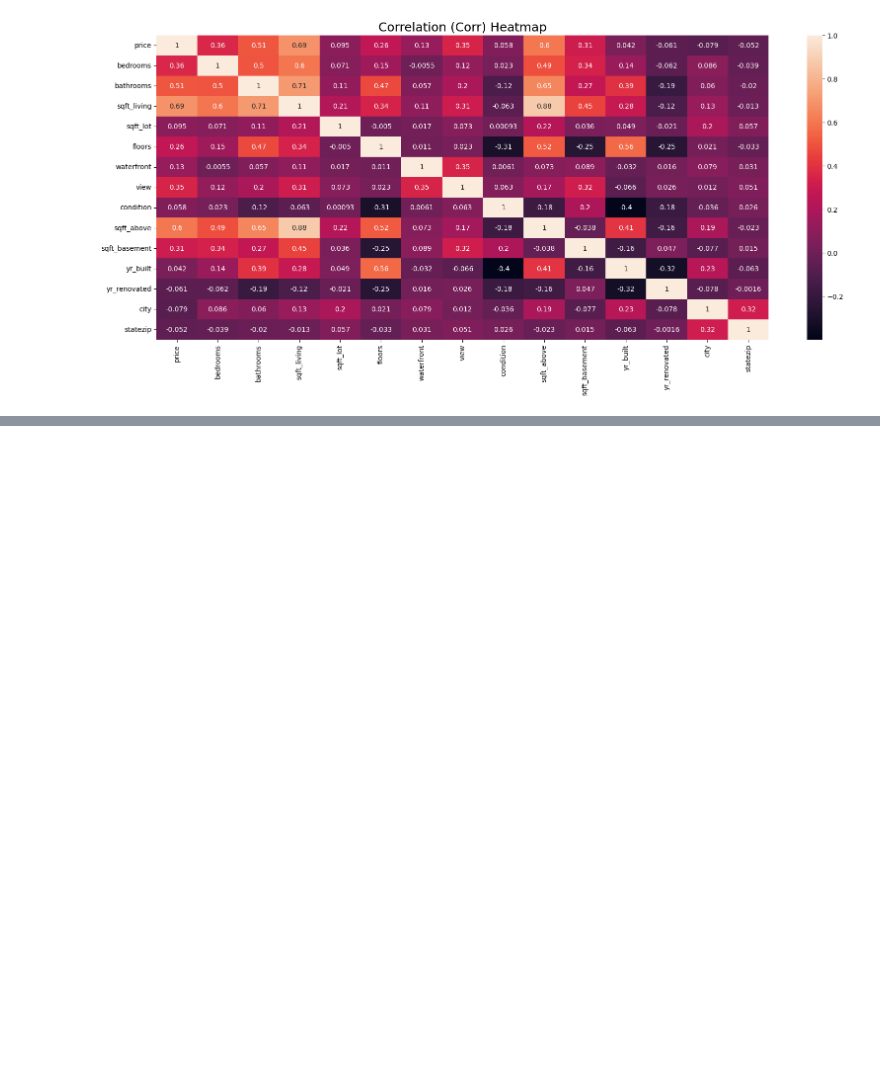
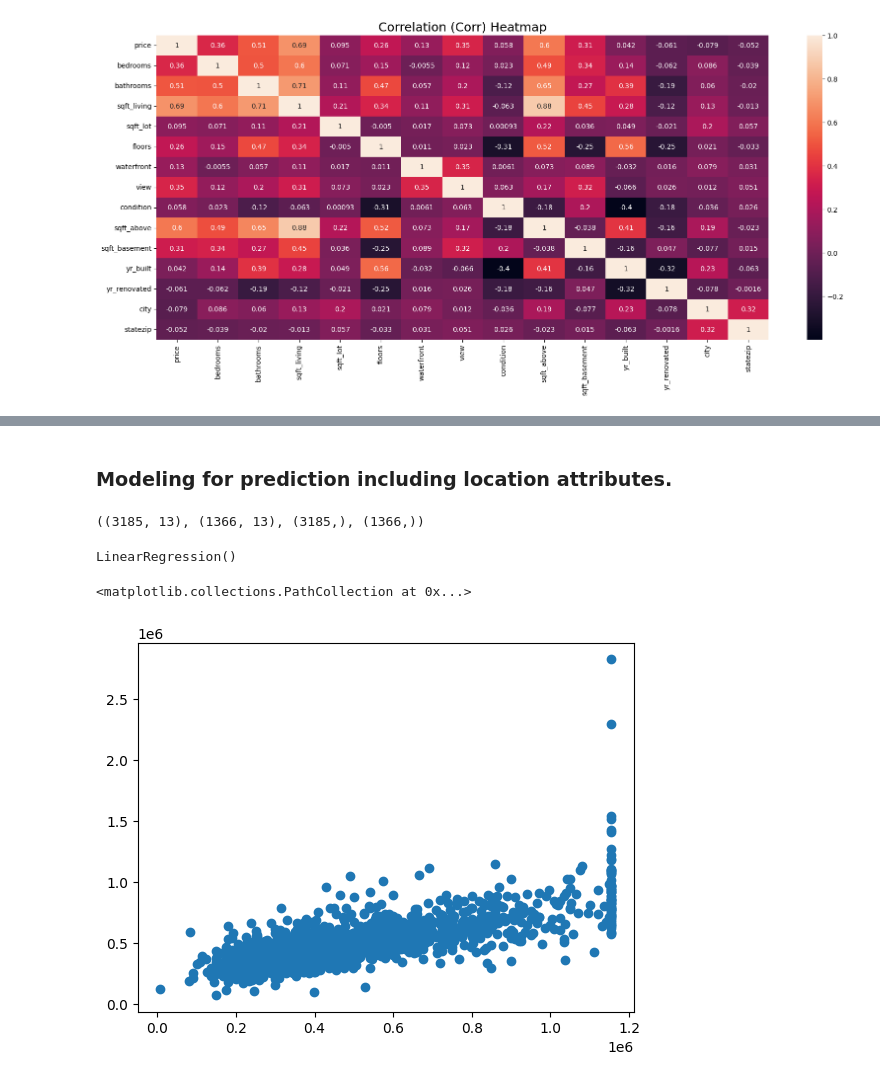
Before and after one commit to MuneefMumthas/CO538-Muneef-22206529, a Jupyter notebook: CO538_CW1_MLProject_Muneef_22206529.ipynb, the cells around one changed output, grey strips where cells are left out. Cells and saved outputs as stored; diff of their text form; code cells hidden in the pictures; blank space fills up the shorter version.

Commit message:
Finished - Created Models and evaluated their performances using metrics, also added a summary

```diff
--- a/CO538_CW1_MLProject_Muneef_22206529.ipynb
+++ b/CO538_CW1_MLProject_Muneef_22206529.ipynb
@@ -453,0 +496,3 @@ plt.show()
+# %%
+df.drop(['yr_renovated'], axis=1, inplace=True)
+df.head()
@@ -453,0 +506,28 @@ plt.show()
+# %% [markdown]
+### Modeling for prediction including location attributes.
+# %%
+Data_X = df.drop(columns=['price'], axis=1)
+Data_Y = df['price']
+
+# split the training and test sets
+from sklearn.model_selection import train_test_split
+
+X_train, X_test, y_train, y_test = train_test_split(Data_X, Data_Y, test_size=0.3, random_state=101)
+# %%
+X_train.shape, X_test.shape, y_train.shape, y_test.shape
+# %% [output]
+((3185, 13), (1366, 13), (3185,), (1366,))
+# %%
+#Fitting the dataset into the model
+from sklearn.linear_model import LinearRegression
+
+lm = LinearRegression()
+lm.fit(X_train, y_train)
+# %% [output]
+LinearRegression()
+# %%
+predictions = lm.predict(X_test)
+plt.scatter(y_test, predictions)
+# %% [output]
+<matplotlib.collections.PathCollection at 0x...>
+[figure, added]
```
Also changed, not shown: parts of 23 cells of this notebook.
